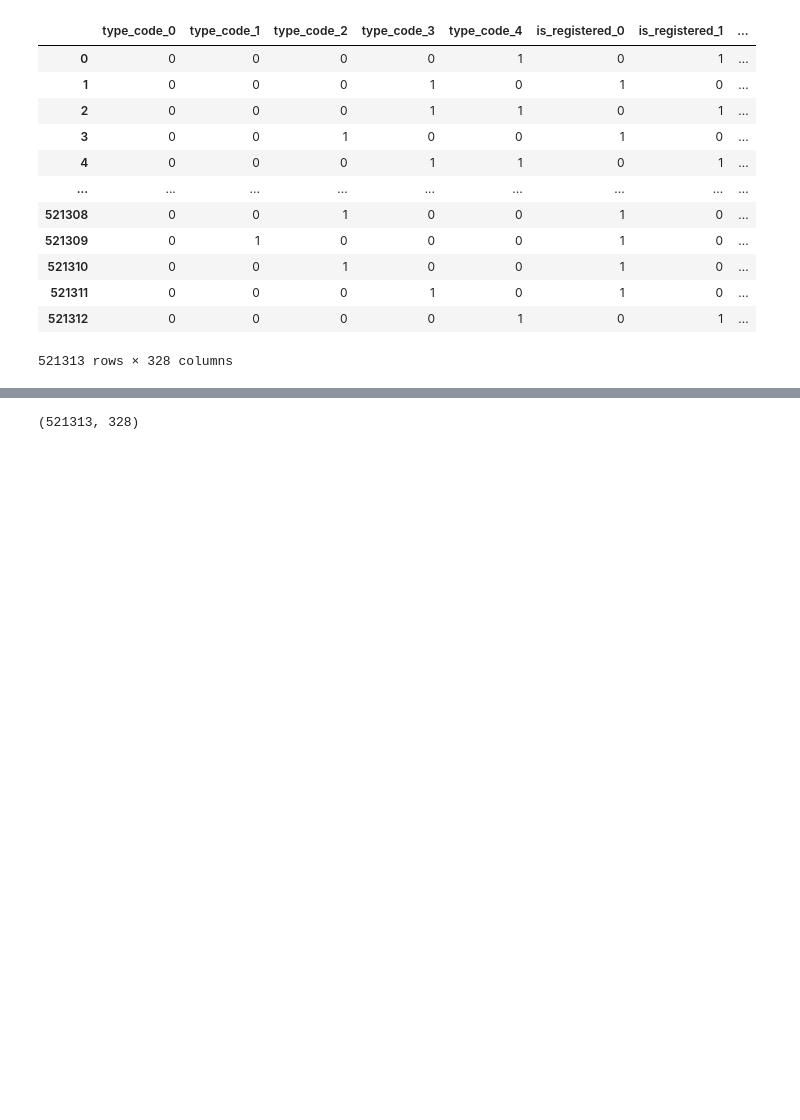
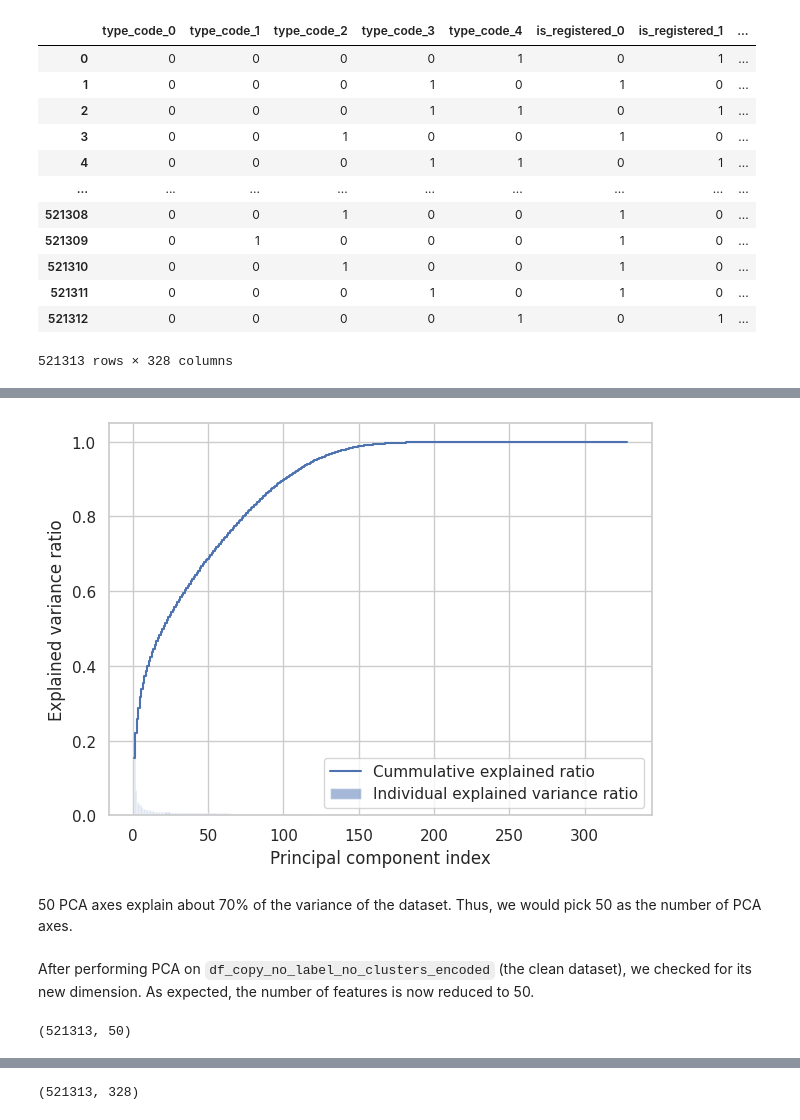
Before and after one commit to noahnguyen2004/Network-Science-Approach-on-Customer-Churn, a Jupyter notebook: customer-churn-classification.ipynb, the cells around one changed output, grey strips where cells are left out. Saved outputs shown, nothing was run; the diff lists cells and outputs as text; code cells hidden in the pictures; blank space fills up the shorter version.

```diff
--- a/customer-churn-classification.ipynb
+++ b/customer-churn-classification.ipynb
@@ -1405,0 +1416,7 @@ df_copy_no_label_no_clusters_encoded
+# %%
+# covariance matrix and eigenvalues for each column of the dataset
+df_cov_mat = np.cov(df_copy_no_label_no_clusters_encoded.T)
+df_eigen_vals, df_eigen_vecs = np.linalg.eig(df_cov_mat)
+
+print(f"Eigenvalues: \n {df_eigen_vals}")
+print(f"Eigenvalues shape: {df_eigen_vals.shape}")
@@ -1405,0 +1441,6 @@ df_copy_no_label_no_clusters_encoded
+# %%
+explain_variance(df_eigen_vals)
+# %% [output]
+[figure, added]
+# %% [markdown]
+50 PCA axes explain about 70% of the variance of the dataset. Thus, we would pick 50 as the number of PCA axes.
@@ -1405,0 +1456,7 @@ df_copy_no_label_no_clusters_encoded
+# %% [markdown]
+After performing PCA on `df_copy_no_label_no_clusters_encoded` (the clean dataset), we checked for its new dimension. As expected, the number of features is now reduced to 50.
+# %%
+# check for the reduced clean dataset's shape
+reduced_df.shape
+# %% [output]
+(521313, 50)
```
Also changed, not shown: parts of 18 cells of this notebook.
